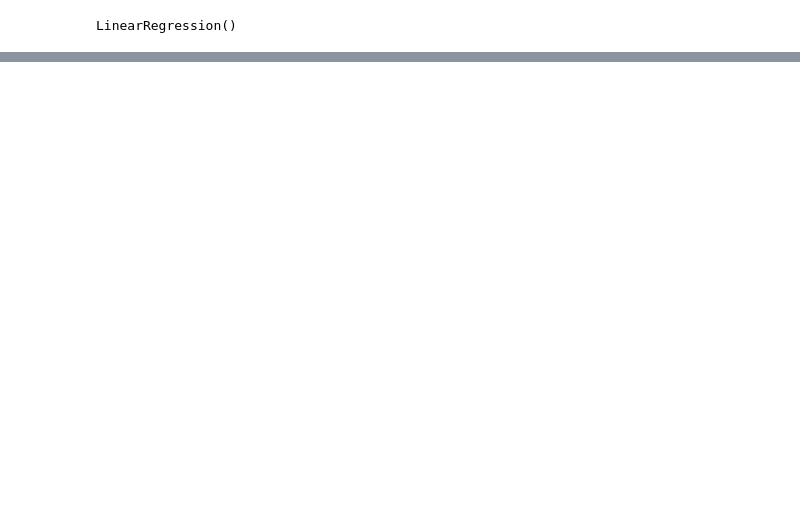
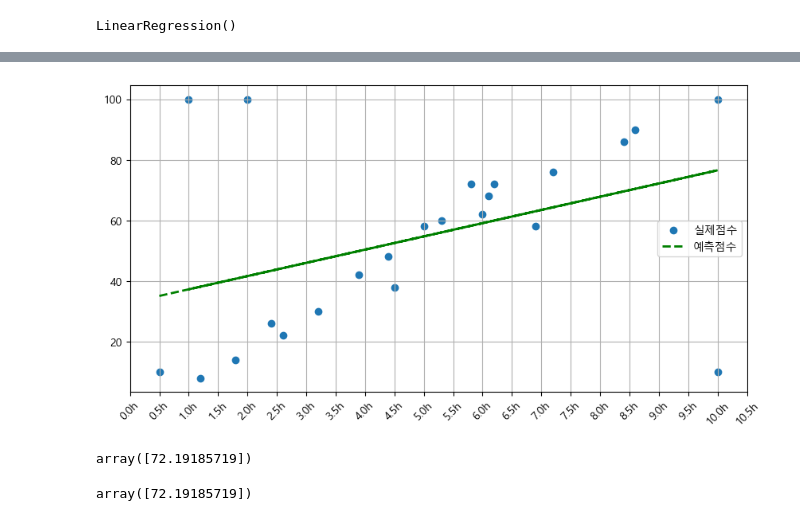
Before and after one commit to Kims-club98/python-project, a Jupyter notebook: 05.인공지능/01.단순선형회귀.ipynb, the cells around one changed output, grey strips where cells are left out. Drawn from its saved outputs; the diff is of its cells as text; code cells hidden in the pictures; blank space fills up the shorter version.

```diff
--- a/05.인공지능/01.단순선형회귀.ipynb
+++ b/05.인공지능/01.단순선형회귀.ipynb
@@ -182,0 +188,5 @@ reg.score(X_test,y_test) #테스트 데이터로 점수를 예측
+# %%
+#최소제곱법(선형회귀 단순선형회귀 Skikit-learn)
+ #1. 데이터 가져오기
+dataset=pd.read_csv('data/LinearRegressionData.csv')
+dataset
@@ -182,0 +211,18 @@ reg.score(X_test,y_test) #테스트 데이터로 점수를 예측
+# %%
+from sklearn.linear_model import LinearRegression
+ #2. 독립변수/종속변수 가져오기
+X=dataset.iloc[:,:-1].values #.values를 통해 값만 가지고 옴
+y=dataset.iloc[:,-1].values
+
+ #3. LinearRegression을 만드는 클래스
+reg=LinearRegression()
+ #4. 학습
+reg.fit(X,y)
+
+ #5. 예제 9시간 공부 시 점수?
+pred=reg.predict([[9]])
+print(pred[0],pred.shape)
+
+ #6. 8,7,5시간 공부 시 점수?
+pred=reg.predict([[8],[7],[5]])
+print(pred[0],pred[1],pred[2],pred.shape)
@@ -182,0 +232,6 @@ reg.score(X_test,y_test) #테스트 데이터로 점수를 예측
+# %%
+import math
+import numpy as np # 1씩 증가를 위한 함수
+max=math.ceil(X.max()) #math 함수 적용  # max=int(X.max()) #정수값을 위한 int
+xticks=[x for x in np.arange(0, max+1, 0.5)]
+xticks
@@ -182,0 +256,29 @@ reg.score(X_test,y_test) #테스트 데이터로 점수를 예측
+# %%
+#실제점수와 예측점수를 시각화 작업을 수행(실제점수는 점, 예측점수는 선[꺾은선])
+
+ #1. 실제점수(점)
+plt.figure(figsize=(10,5))
+plt.scatter(X,y, label='실제점수')
+
+ #2. 예측점수(꺾은선)_예측점수이므로 reg.predict(X)
+plt.plot(X,reg.predict(X),color='green',ls='--',lw=2, label='예측점수')
+
+plt.grid(True) #격자무늬 생성하기
+plt.xticks(xticks,[f'{x}h'for x in xticks], rotation=45)
+# plt.xticks(xticks,[f'{x}h'for x in xticks], size=1, rotation=45)
+plt.legend()
+plt.show()
+# %% [output]
+[figure, added]
+# %%
+#다중 회귀분석 모델
+m=reg.coef_ # 기울기
+b=reg.intercept_ # y절편 구하기
+y=m*9+b #reg.predict([[9]]) 에측기법과 같음 y=m*9+b ==reg.predict([[9]])
+y
+# %% [output]
+array([72.19185719])
+# %%
+reg.predict([[9]])
+# %% [output]
+array([72.19185719])
```
Also changed, not shown: parts of 21 cells of this notebook, 20 other files.
